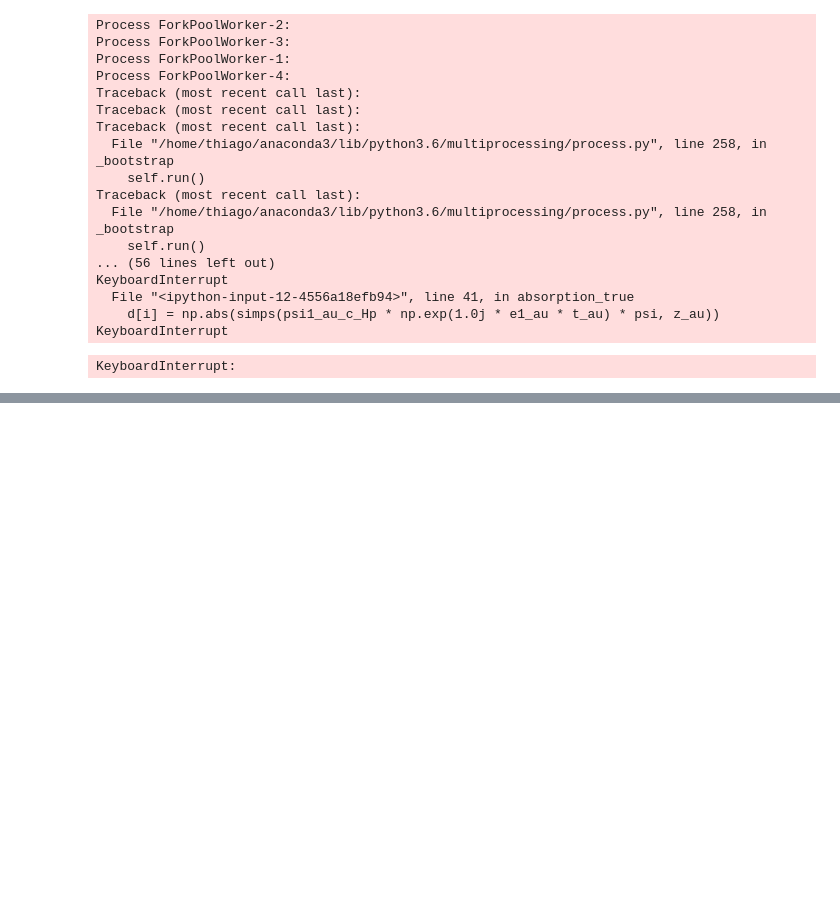
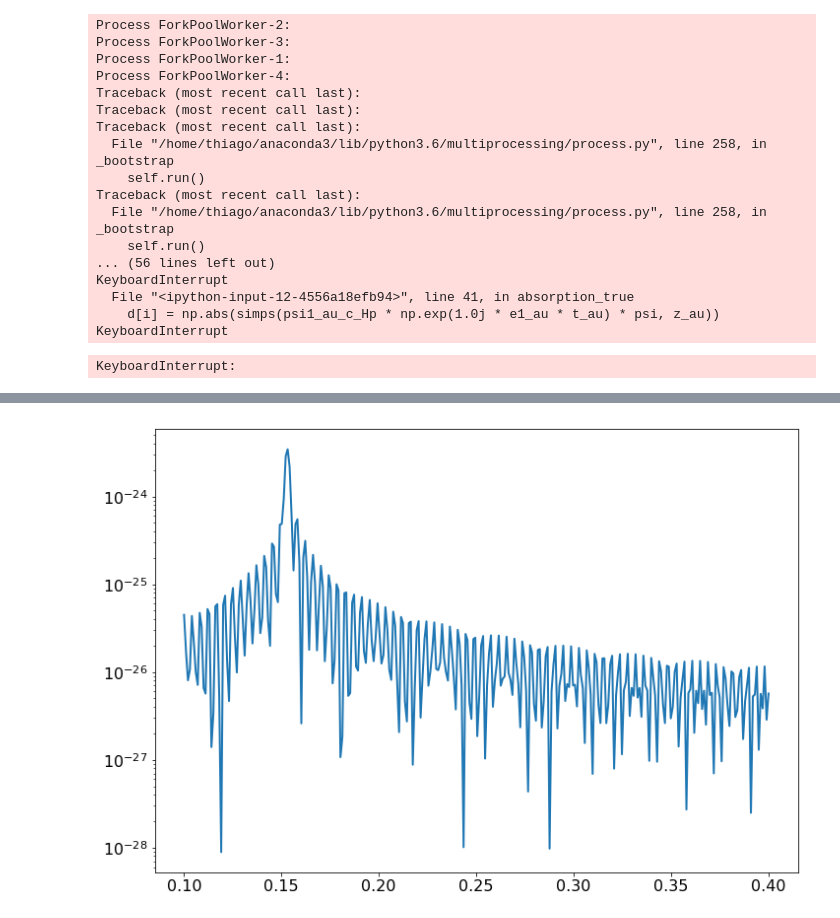
Before and after one commit to thiagolcmelo/msc, a Jupyter notebook: poco-quantico-com-barreiras.ipynb, the cells around one changed output, grey strips where cells are left out. Cells and saved outputs as stored; diff of their text form; code cells hidden in the pictures; blank space fills up the shorter version.

```diff
--- a/poco-quantico-com-barreiras.ipynb
+++ b/poco-quantico-com-barreiras.ipynb
@@ -744,0 +751,8 @@ KeyboardInterrupt:
+# %%
+loads1 = np.load("absorption_1000_1_2r_cos_01.npz")
+#loads2 = np.load("absorption_1000_2_2r_cos_02.npz")
+plt.semilogy(loads1['arr_0'], np.abs(loads1['arr_1']))
+#plt.semilogy(loads2['arr_0'], np.abs(loads2['arr_1']))
+plt.show()
+# %% [output]
+[figure, added]
```
Also changed, not shown: parts of 10 cells of this notebook, 12 other files.
